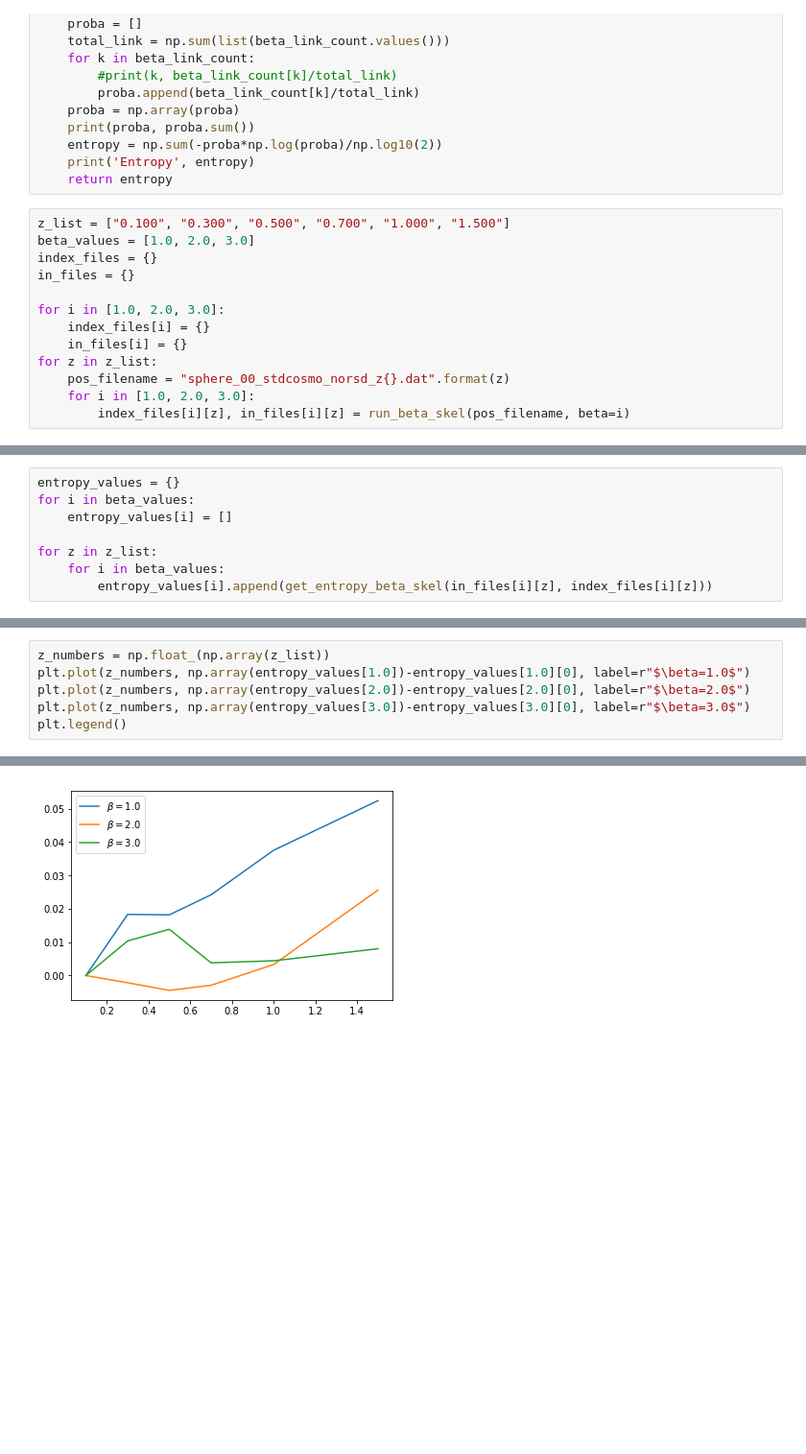
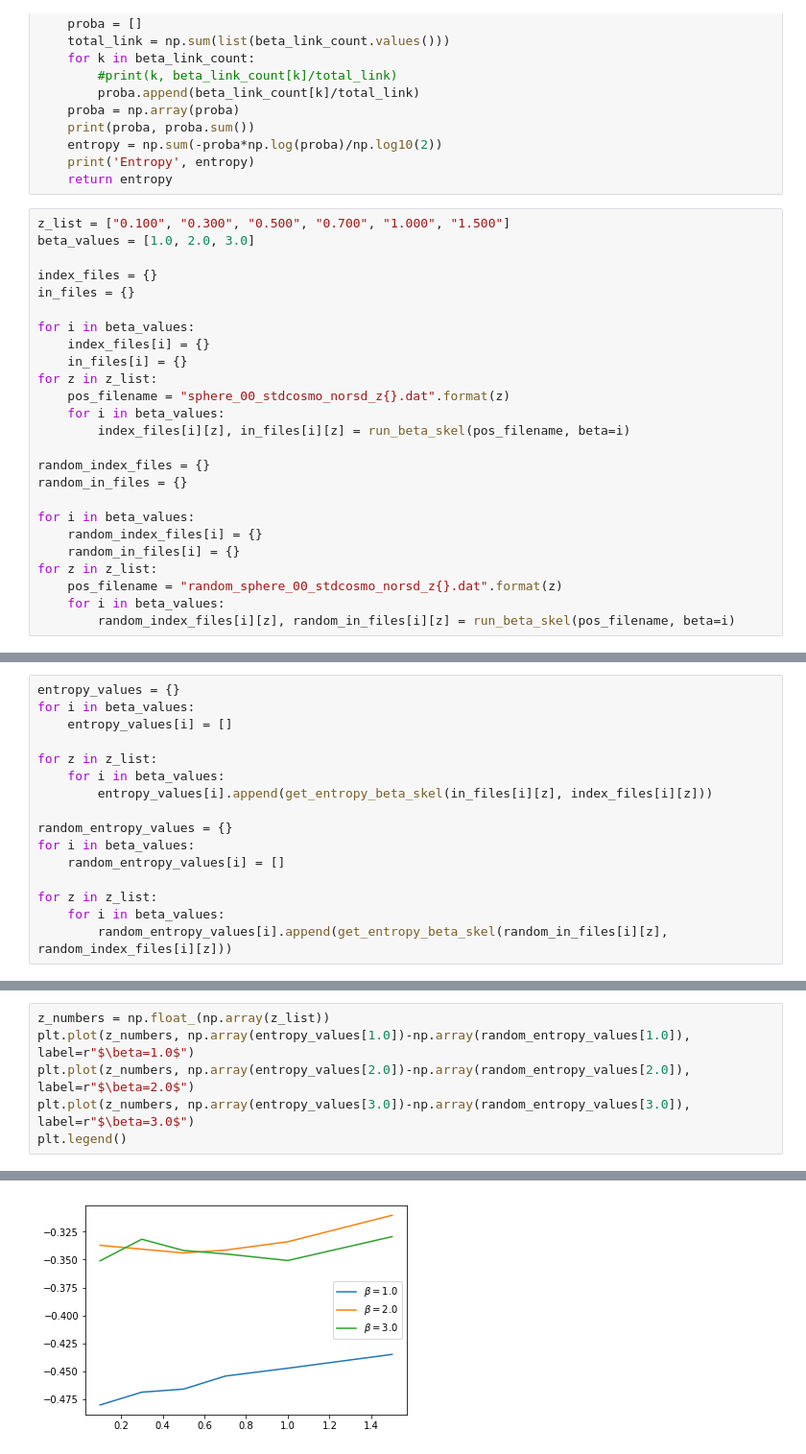
Before and after one commit to forero/BetaEntropy, a Jupyter notebook: code/compute_entropy.ipynb, the cells around one changed output, grey strips where cells are left out. Shown at 96% size. Cells and saved outputs as stored; diff of their text form; blank space fills up the shorter version.

```diff
--- a/code/compute_entropy.ipynb
+++ b/code/compute_entropy.ipynb
@@ -54,13 +54,25 @@ def get_entropy_beta_skel(in_filename, index_filename):
 # %%
 z_list = ["0.100", "0.300", "0.500", "0.700", "1.000", "1.500"]
 beta_values = [1.0, 2.0, 3.0]
+
 index_files = {}
 in_files = {}
 
-for i in [1.0, 2.0, 3.0]:
+for i in beta_values:
     index_files[i] = {}
     in_files[i] = {}
 for z in z_list:
     pos_filename = "sphere_00_stdcosmo_norsd_z{}.dat".format(z)
-    for i in [1.0, 2.0, 3.0]:
+    for i in beta_values:
         index_files[i][z], in_files[i][z] = run_beta_skel(pos_filename, beta=i)
+
+random_index_files = {}
+random_in_files = {}
+
+for i in beta_values:
+    random_index_files[i] = {}
+    random_in_files[i] = {}
+for z in z_list:
+    pos_filename = "random_sphere_00_stdcosmo_norsd_z{}.dat".format(z)
+    for i in beta_values:
+        random_index_files[i][z], random_in_files[i][z] = run_beta_skel(pos_filename, beta=i)
@@ -72,6 +103,14 @@ for i in beta_values:
 for z in z_list:
     for i in beta_values:
         entropy_values[i].append(get_entropy_beta_skel(in_files[i][z], index_files[i][z]))
+
+random_entropy_values = {}
+for i in beta_values:
+    random_entropy_values[i] = []
+
+for z in z_list:
+    for i in beta_values:
+        random_entropy_values[i].append(get_entropy_beta_skel(random_in_files[i][z], random_index_files[i][z]))
 # %% [output]
 [4.19270333e-02 7.46851567e-02 1.22440396e-01 1.80361950e-01
  1.97522111e-01 2.07532205e-02 1.05268218e-02 2.18864161e-01
@@ -93,9 +132,9 @@ Entropy 3.9913428800916275
 # %%
 z_numbers = np.float_(np.array(z_list))
-plt.plot(z_numbers, np.array(entropy_values[1.0])-entropy_values[1.0][0], label=r"$\beta=1.0$")
-plt.plot(z_numbers, np.array(entropy_values[2.0])-entropy_values[2.0][0], label=r"$\beta=2.0$")
-plt.plot(z_numbers, np.array(entropy_values[3.0])-entropy_values[3.0][0], label=r"$\beta=3.0$")
+plt.plot(z_numbers, np.array(entropy_values[1.0])-np.array(random_entropy_values[1.0]), label=r"$\beta=1.0$")
+plt.plot(z_numbers, np.array(entropy_values[2.0])-np.array(random_entropy_values[2.0]), label=r"$\beta=2.0$")
+plt.plot(z_numbers, np.array(entropy_values[3.0])-np.array(random_entropy_values[3.0]), label=r"$\beta=3.0$")
 plt.legend()
 # %% [output]
 <matplotlib.legend.Legend at 0x...>
-[figure, old version]
+[figure, new version]
```
Also changed, not shown: parts of 5 cells of this notebook.
